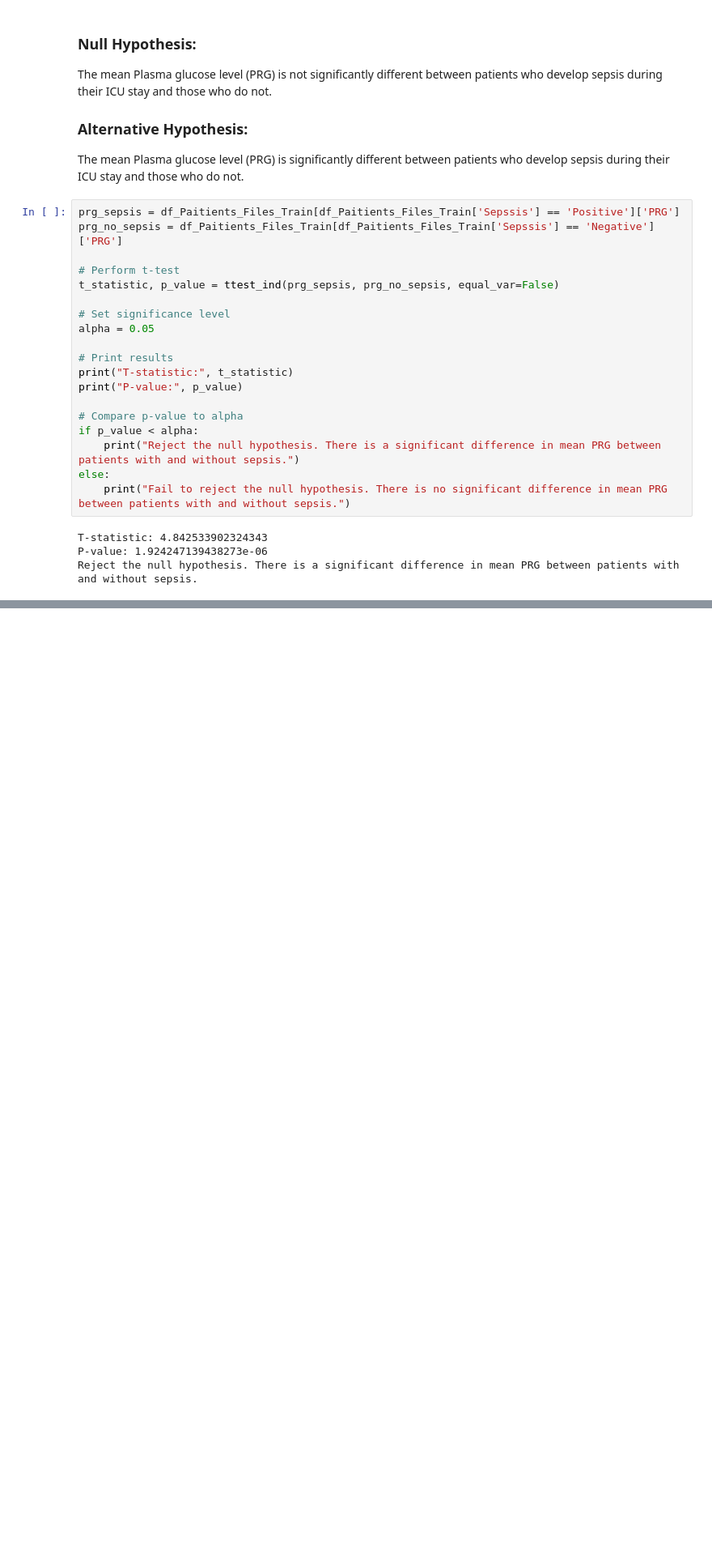
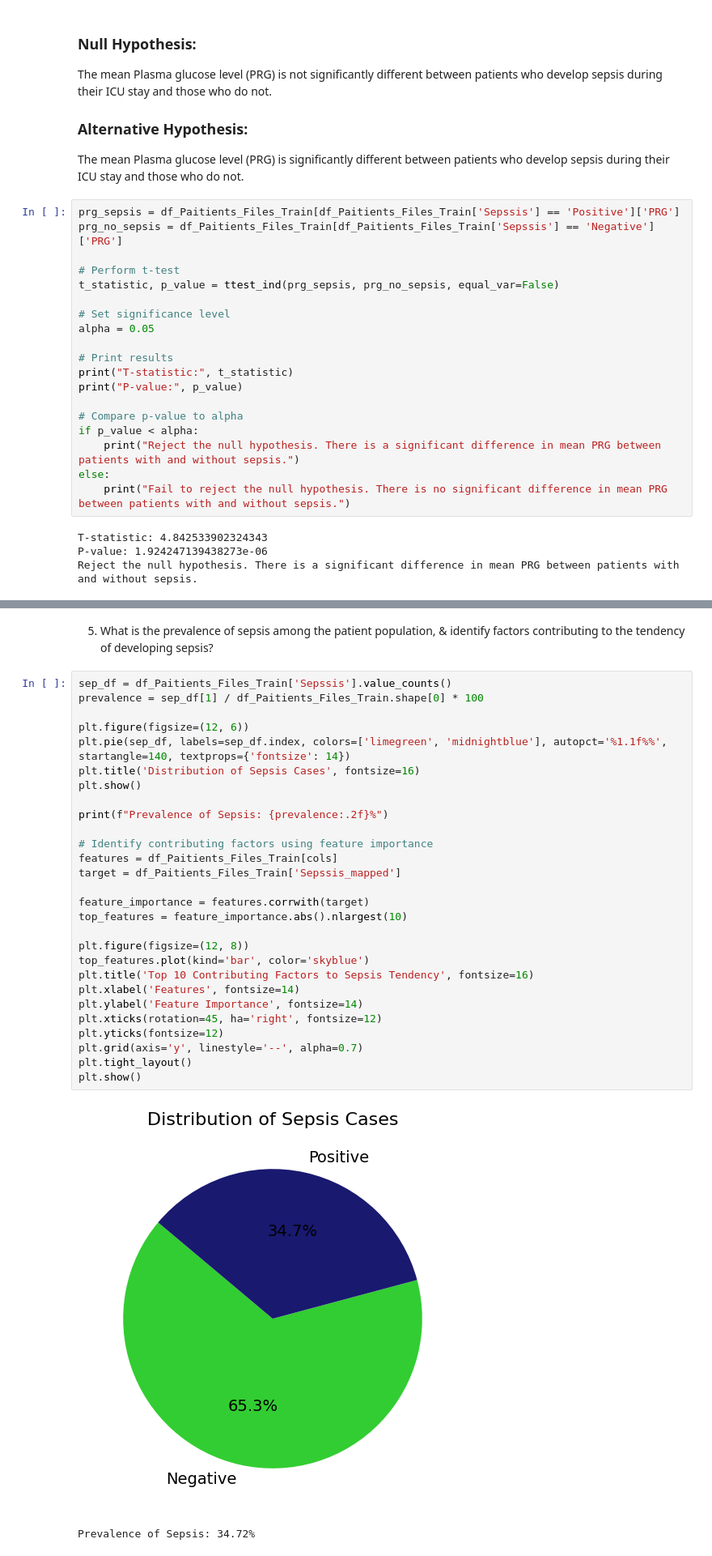
Before and after one commit to Samidirbsa/Career_Accelerator_P5-ML_API, a Jupyter notebook: Notebook.ipynb, the cells around one changed output, grey strips where cells are left out. Shown at 81% size. Cells and saved outputs as stored; diff of their text form; blank space fills up the shorter version.

```diff
--- a/Notebook.ipynb
+++ b/Notebook.ipynb
@@ -545,0 +684,33 @@ Reject the null hypothesis. There is a significant difference in mean PRG betwee
+# %% [markdown]
+5. What is the prevalence of sepsis among the patient population, & identify factors contributing to the tendency of developing sepsis?
+# %%
+sep_df = df_Paitients_Files_Train['Sepssis'].value_counts()
+prevalence = sep_df[1] / df_Paitients_Files_Train.shape[0] * 100
+
+plt.figure(figsize=(12, 6))
+plt.pie(sep_df, labels=sep_df.index, colors=['limegreen', 'midnightblue'], autopct='%1.1f%%', startangle=140, textprops={'fontsize': 14})
+plt.title('Distribution of Sepsis Cases', fontsize=16)
+plt.show()
+
+print(f"Prevalence of Sepsis: {prevalence:.2f}%")
+
+# Identify contributing factors using feature importance
+features = df_Paitients_Files_Train[cols]
+target = df_Paitients_Files_Train['Sepssis_mapped']
+
+feature_importance = features.corrwith(target)
+top_features = feature_importance.abs().nlargest(10)
+
+plt.figure(figsize=(12, 8))
+top_features.plot(kind='bar', color='skyblue')
+plt.title('Top 10 Contributing Factors to Sepsis Tendency', fontsize=16)
+plt.xlabel('Features', fontsize=14)
+plt.ylabel('Feature Importance', fontsize=14)
+plt.xticks(rotation=45, ha='right', fontsize=12)
+plt.yticks(fontsize=12)
+plt.grid(axis='y', linestyle='--', alpha=0.7)
+plt.tight_layout()
+plt.show()
+# %% [output]
+[figure, added]
+Prevalence of Sepsis: 34.72%
```
Also changed, not shown: parts of 12 cells of this notebook.
